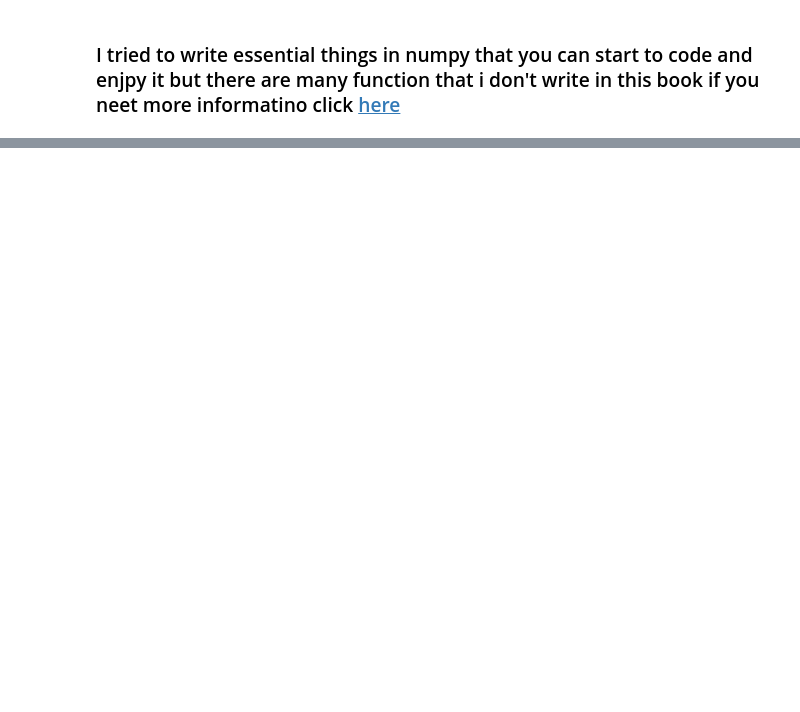
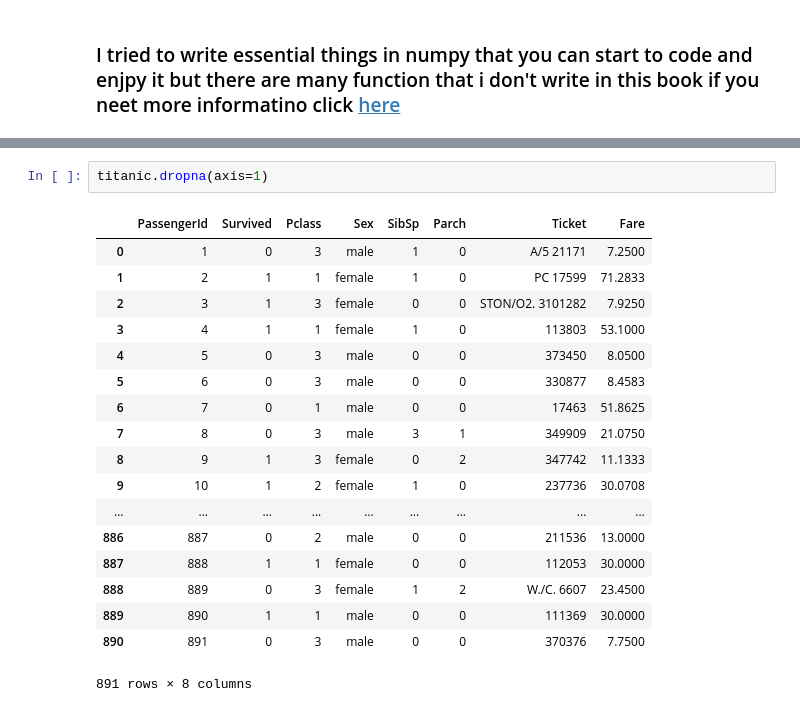
Before and after one commit to msadegh97/machine-learning-course, a Jupyter notebook: appendix-01-python.ipynb, the cells around one changed output, grey strips where cells are left out. Cells and saved outputs as stored; diff of their text form; blank space fills up the shorter version.

```diff
--- a/appendix-01-python.ipynb
+++ b/appendix-01-python.ipynb
@@ -679,0 +949,21 @@ multiply 2 matrix with numpy func:  0.00422358512878418
+# %%
+titanic.dropna(axis=1)
+# %% [output]
+|  | PassengerId | Survived | Pclass | Sex | SibSp | Parch | Ticket | Fare |
+| 0 | 1 | 0 | 3 | male | 1 | 0 | A/5 21171 | 7.2500 |
+| 1 | 2 | 1 | 1 | female | 1 | 0 | PC 17599 | 71.2833 |
+| 2 | 3 | 1 | 3 | female | 0 | 0 | STON/O2. 3101282 | 7.9250 |
+| 3 | 4 | 1 | 1 | female | 1 | 0 | 113803 | 53.1000 |
+| 4 | 5 | 0 | 3 | male | 0 | 0 | 373450 | 8.0500 |
+| 5 | 6 | 0 | 3 | male | 0 | 0 | 330877 | 8.4583 |
+| 6 | 7 | 0 | 1 | male | 0 | 0 | 17463 | 51.8625 |
+| 7 | 8 | 0 | 3 | male | 3 | 1 | 349909 | 21.0750 |
+| 8 | 9 | 1 | 3 | female | 0 | 2 | 347742 | 11.1333 |
+| 9 | 10 | 1 | 2 | female | 1 | 0 | 237736 | 30.0708 |
+| ... | ... | ... | ... | ... | ... | ... | ... | ... |
+| 886 | 887 | 0 | 2 | male | 0 | 0 | 211536 | 13.0000 |
+| 887 | 888 | 1 | 1 | female | 0 | 0 | 112053 | 30.0000 |
+| 888 | 889 | 0 | 3 | female | 1 | 2 | W./C. 6607 | 23.4500 |
+| 889 | 890 | 1 | 1 | male | 0 | 0 | 111369 | 30.0000 |
+| 890 | 891 | 0 | 3 | male | 0 | 0 | 370376 | 7.7500 |
+891 rows × 8 columns
```
Also changed, not shown: parts of 84 cells of this notebook, 2 other files.
